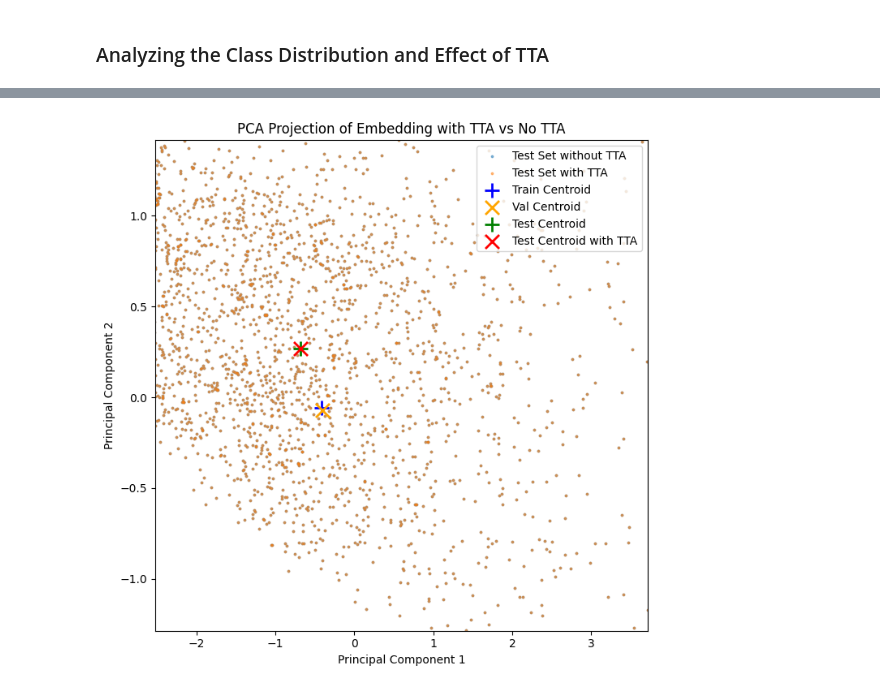
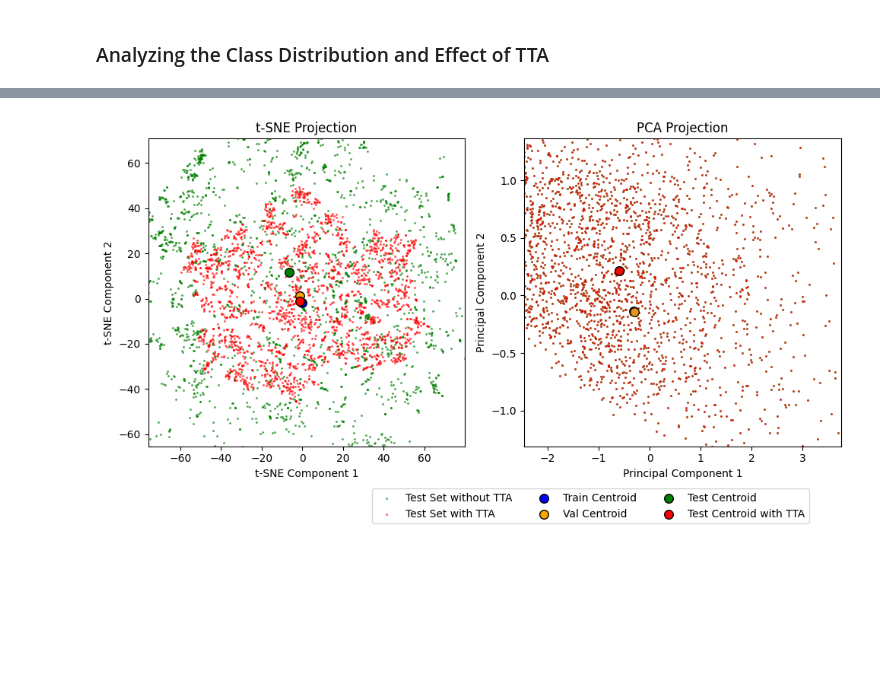
Before and after one commit to p0017/Molecular-Test-Time-Adaptation, a Jupyter notebook: Molecular-Test-TIme-Adaptation.ipynb, the cells around one changed output, grey strips where cells are left out. Cells and saved outputs as stored; diff of their text form; code cells hidden in the pictures; blank space fills up the shorter version.

```diff
--- a/Molecular-Test-TIme-Adaptation.ipynb
+++ b/Molecular-Test-TIme-Adaptation.ipynb
@@ -598,28 +589,51 @@ plt.show()
 # %%
-# Plot the 2D embeddings using fig, ax
-fig, ax = plt.subplots(figsize=(7, 7))
-ax.scatter(test_embeddings_2d[:, 0], test_embeddings_2d[:, 1], alpha=0.5, label='Test Set without TTA', s=3)
-ax.scatter(test_embeddings_with_TTA_2d[:, 0], test_embeddings_with_TTA_2d[:, 1], alpha=0.5, label='Test Set with TTA', s=3)
+# Create a figure with two subplots side by side
+fig, (ax1, ax2) = plt.subplots(1, 2, figsize=(10, 5))
 
-# Plot centroids with larger markers
-ax.scatter(train_centroid[0], train_centroid[1], s=150,
-           c='blue', marker='+', edgecolors='white', linewidths=2, label='Train Centroid')
-ax.scatter(val_centroid[0], val_centroid[1], s=150,
-           c='orange', marker='x', edgecolors='black', linewidths=2, label='Val Centroid')
-ax.scatter(test_centroid[0], test_centroid[1], s=150,
-           c='green', marker='+', edgecolors='black', linewidths=2, label='Test Centroid')
-ax.scatter(test_tta_centroid[0], test_tta_centroid[1], s=150,
-           c='red', marker='x', edgecolors='black', linewidths=2, label='Test Centroid with TTA')
+# t-SNE plot on the left
+ax1.scatter(test_embeddings_tsne[:, 0], test_embeddings_tsne[:, 1], alpha=0.5, label='Test Set without TTA', s=1.5, color='green')
+ax1.scatter(test_embeddings_with_TTA_tsne[:, 0], test_embeddings_with_TTA_tsne[:, 1], alpha=0.5, label='Test Set with TTA', s=1.5, color='red')
 
-ax.legend()
-ax.set_title('PCA Projection of Embedding with TTA vs No TTA')
-ax.set_xlabel('Principal Component 1')
-ax.set_ylabel('Principal Component 2')
-ax.set_xlim(x_min, x_max)
-ax.set_ylim(y_min, y_max)
+# Plot centroids for t-SNE
+ax1.scatter(train_centroid_tsne[0], train_centroid_tsne[1], s=70,
+           c='blue', marker='o', edgecolors='black', linewidths=1, label='Train Centroid')
+ax1.scatter(val_centroid_tsne[0], val_centroid_tsne[1], s=70,
+           c='orange', marker='o', edgecolors='black', linewidths=1, label='Val Centroid')
+ax1.scatter(test_centroid_tsne[0], test_centroid_tsne[1], s=70,
+           c='green', marker='o', edgecolors='black', linewidths=1, label='Test Centroid')
+ax1.scatter(test_tta_centroid_tsne[0], test_tta_centroid_tsne[1], s=70,
+           c='red', marker='o', edgecolors='black', linewidths=1, label='Test Centroid with TTA')
+
+ax1.set_title('t-SNE Projection')
+ax1.set_xlabel('t-SNE Component 1')
+ax1.set_ylabel('t-SNE Component 2')
+ax1.set_xlim(x_min_tsne, x_max_tsne)
+ax1.set_ylim(y_min_tsne, y_max_tsne)
+fig.legend(bbox_to_anchor=(0.95, -0.1), loc='lower right', ncol=3)
+
+# PCA plot on the right
+ax2.scatter(test_embeddings_2d[:, 0], test_embeddings_2d[:, 1], alpha=0.5, label='Test Set without TTA', s=1.5, color='green')
+ax2.scatter(test_embeddings_with_TTA_2d[:, 0], test_embeddings_with_TTA_2d[:, 1], alpha=0.5, label='Test Set with TTA', s=1.5, color='red')
+
+# Plot centroids for PCA
+ax2.scatter(train_centroid[0], train_centroid[1], s=70,
+           c='blue', marker='o', edgecolors='black', linewidths=1, label='Train Centroid', alpha=0.9)
+ax2.scatter(val_centroid[0], val_centroid[1], s=70,
+           c='orange', marker='o', edgecolors='black', linewidths=1, label='Val Centroid', alpha=0.9)
+ax2.scatter(test_centroid[0], test_centroid[1], s=70,
+           c='green', marker='o', edgecolors='black', linewidths=1, label='Test Centroid', alpha=0.9)
+ax2.scatter(test_tta_centroid[0], test_tta_centroid[1], s=70,
+           c='red', marker='o', edgecolors='black', linewidths=1, label='Test Centroid with TTA', alpha=0.9)
+
+ax2.set_title('PCA Projection')
+ax2.set_xlabel('Principal Component 1')
+ax2.set_ylabel('Principal Component 2')
+ax2.set_xlim(x_min_pca, x_max_pca)
+ax2.set_ylim(y_min_pca, y_max_pca)
 
 plt.tight_layout()
-fig.savefig("figures/pca_sets_TTA_vs_no_TTA.jpg", dpi=300)
+if save_plots:
+    plt.savefig("figures/sets_TTA.jpg", dpi=300)
 plt.show()
 # %% [output]
-[figure, old version]
+[figure, new version]
```
Also changed, not shown: parts of 14 cells of this notebook, 12 other files.
